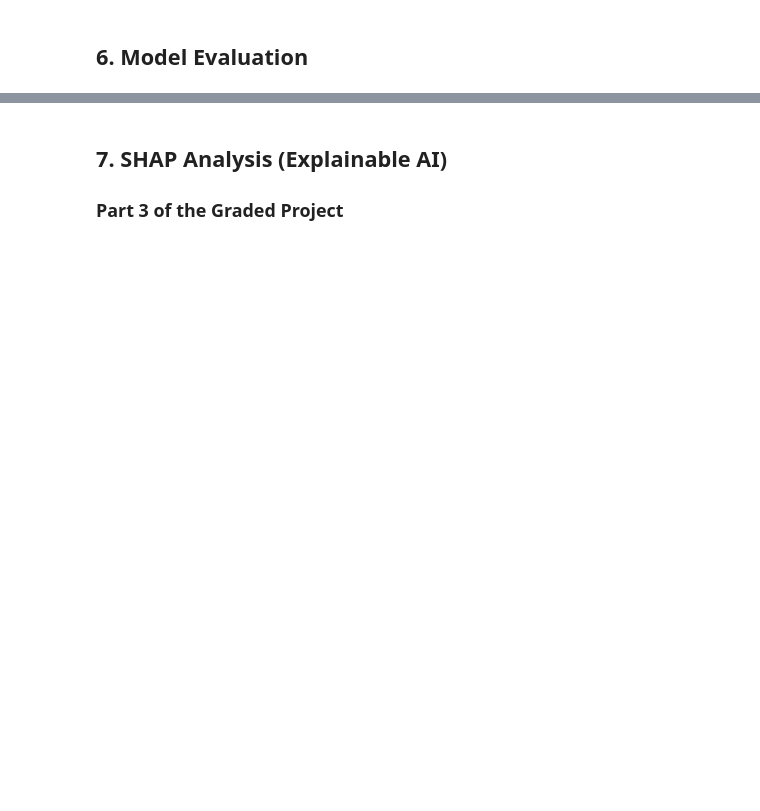
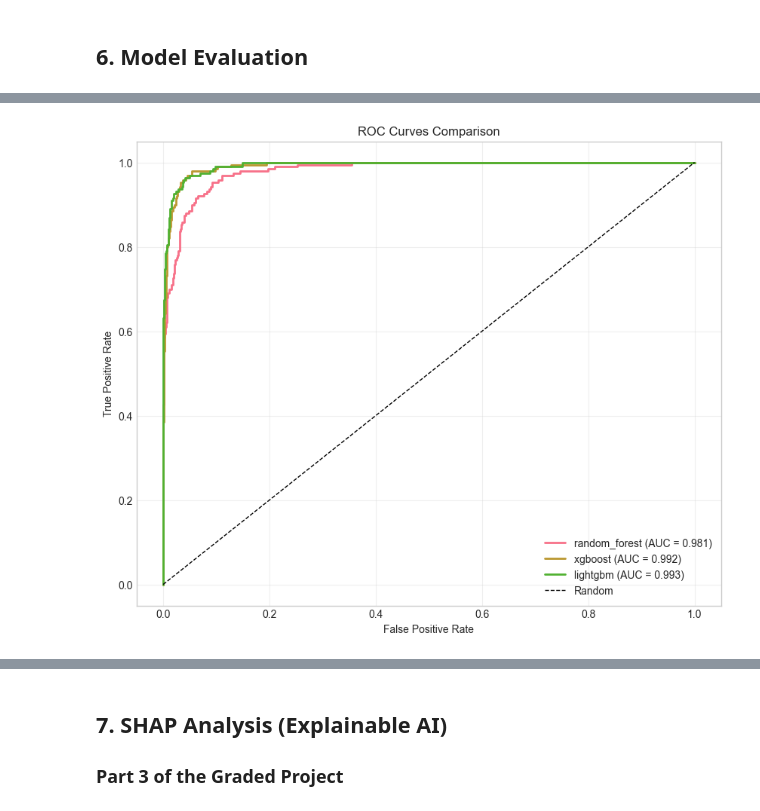
Before and after one commit to EbotFabien/retailgenius-churn-prediction, a Jupyter notebook: notebooks/01_churn_prediction_complete.ipynb, the cells around one changed output, grey strips where cells are left out. Saved outputs shown, nothing was run; the diff lists cells and outputs as text; code cells hidden in the pictures; blank space fills up the shorter version.

```diff
--- a/notebooks/01_churn_prediction_complete.ipynb
+++ b/notebooks/01_churn_prediction_complete.ipynb
@@ -306,7 +417,7 @@ def evaluate_model(model, X_test, y_test):
     }
     return metrics, y_pred, y_pred_proba
 # %%
-# Model configurations
+# Model configurations - only include available models
 models = {
     'random_forest': {
         'model': RandomForestClassifier(
@@ -314,20 +425,28 @@ models = {
             min_samples_leaf=2, random_state=RANDOM_STATE, n_jobs=-1
         ),
         'params': {'n_estimators': 100, 'max_depth': 10, 'min_samples_split': 5, 'min_samples_leaf': 2}
-    },
-    'xgboost': {
+    }
+}
+
+# Add XGBoost if available
+if HAS_XGBOOST:
+    models['xgboost'] = {
         'model': xgb.XGBClassifier(
             n_estimators=100, max_depth=6, learning_rate=0.1,
             subsample=0.8, colsample_bytree=0.8, random_state=RANDOM_STATE,
             use_label_encoder=False, eval_metric='logloss'
         ),
         'params': {'n_estimators': 100, 'max_depth': 6, 'learning_rate': 0.1, 'subsample': 0.8}
-    },
-    'lightgbm': {
+    }
+
+# Add LightGBM if available
+if HAS_LIGHTGBM:
+    models['lightgbm'] = {
         'model': lgb.LGBMClassifier(
             n_estimators=100, max_depth=6, learning_rate=0.1,
             num_leaves=31, random_state=RANDOM_STATE, verbose=-1
         ),
         'params': {'n_estimators': 100, 'max_depth': 6, 'learning_rate': 0.1, 'num_leaves': 31}
     }
-}
+
+print(f"Models to train: {list(models.keys())}")
@@ -362,9 +483,9 @@ for model_name, model_config in models.items():
         # Log model
         if model_name == 'random_forest':
             mlflow.sklearn.log_model(model, 'model')
-        elif model_name == 'xgboost':
+        elif model_name == 'xgboost' and HAS_XGBOOST:
             mlflow.xgboost.log_model(model, 'model')
-        elif model_name == 'lightgbm':
+        elif model_name == 'lightgbm' and HAS_LIGHTGBM:
             mlflow.lightgbm.log_model(model, 'model')
 
         # Save model locally
@@ -384,4 +505,6 @@ for model_name, model_config in models.items():
             best_model = model
             best_model_name = model_name
 
-print(f"\n\nBest Model: {best_model_name} (F1 Score: {best_score:.4f})")
+print(f"\n\n{'='*50}")
+print(f"Best Model: {best_model_name} (F1 Score: {best_score:.4f})")
+print(f"{'='*50}")
@@ -408,19 +581,22 @@ plt.show()
 # %%
 # ROC curves for all models
 plt.figure(figsize=(10, 8))
 
 for model_name, result in results.items():
     fpr, tpr, _ = roc_curve(y_test, result['probabilities'])
     auc_score = result['metrics']['roc_auc']
-    plt.plot(fpr, tpr, label=f'{model_name} (AUC = {auc_score:.3f})')
+    plt.plot(fpr, tpr, label=f'{model_name} (AUC = {auc_score:.3f})', linewidth=2)
 
-plt.plot([0, 1], [0, 1], 'k--', label='Random')
+plt.plot([0, 1], [0, 1], 'k--', label='Random', linewidth=1)
 plt.xlabel('False Positive Rate')
 plt.ylabel('True Positive Rate')
 plt.title('ROC Curves Comparison')
-plt.legend()
+plt.legend(loc='lower right')
+plt.grid(True, alpha=0.3)
 plt.savefig('../reports/figures/roc_curves.png', dpi=300, bbox_inches='tight')
 plt.show()
+# %% [output]
+[figure, added]
 # %%
 # Feature importance
 if hasattr(best_model, 'feature_importances_'):
```
Also changed, not shown: parts of 36 cells of this notebook.
